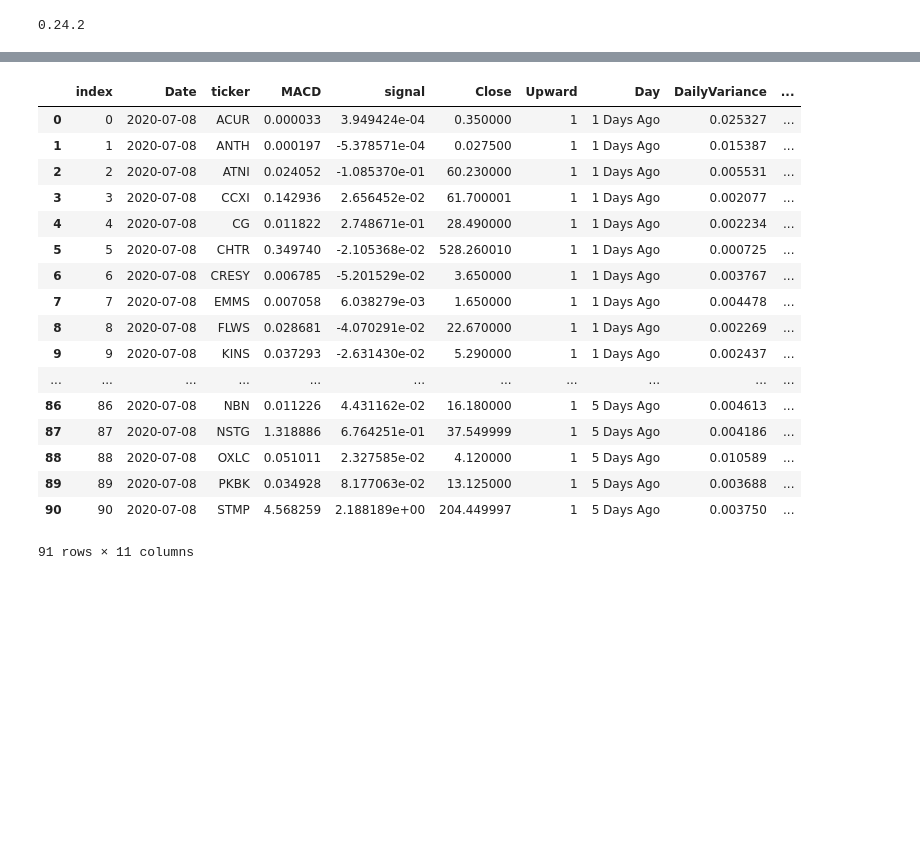
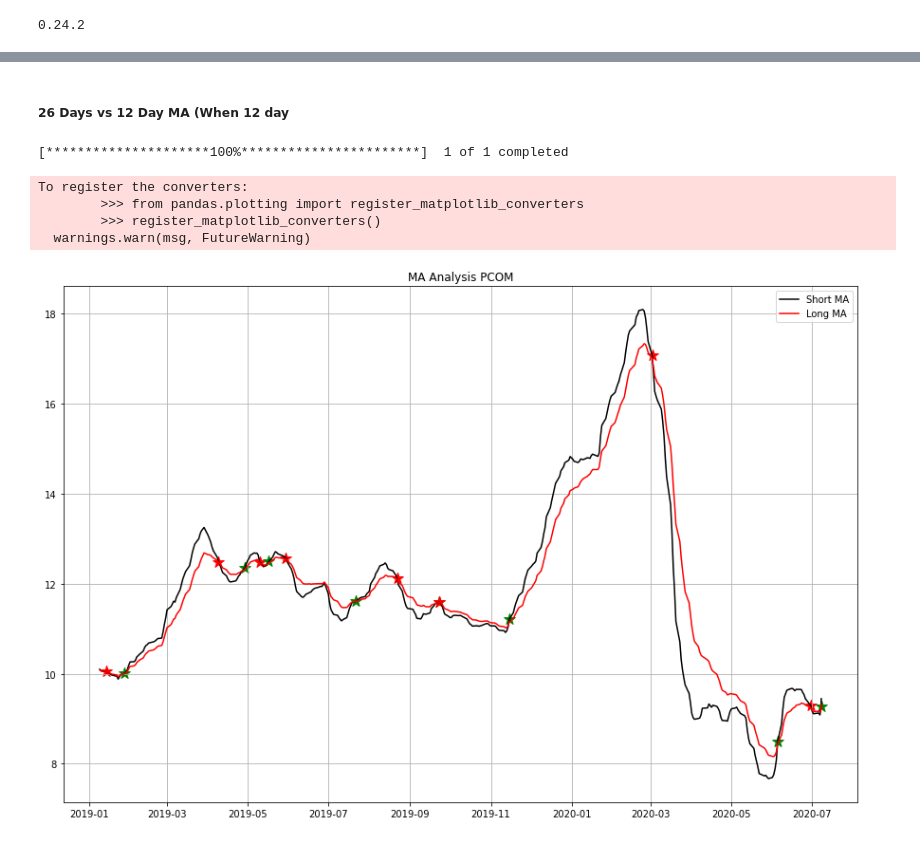
Before and after one commit to Mtaylert/Stock_Evaluation, a Jupyter notebook: src_code/DataUpdate.ipynb, the cells around one changed output, grey strips where cells are left out. Cells and saved outputs as stored; diff of their text form; code cells hidden in the pictures; blank space fills up the shorter version.

Commit message:
Data update

```diff
--- a/src_code/DataUpdate.ipynb
+++ b/src_code/DataUpdate.ipynb
@@ -30,24 +29,47 @@ order by "MACD" desc
 
 
 fr = pd.read_sql_query(query,con=db)
-# %%
-fr
-# %% [output]
-|  | index | Date | ticker | MACD | signal | Close | Upward | Day | DailyVariance | ... |
-| 0 | 0 | 2020-07-08 | ACUR | 0.000033 | 3.949424e-04 | 0.350000 | 1 | 1 Days Ago | 0.025327 | ... |
-| 1 | 1 | 2020-07-08 | ANTH | 0.000197 | -5.378571e-04 | 0.027500 | 1 | 1 Days Ago | 0.015387 | ... |
-| 2 | 2 | 2020-07-08 | ATNI | 0.024052 | -1.085370e-01 | 60.230000 | 1 | 1 Days Ago | 0.005531 | ... |
-| 3 | 3 | 2020-07-08 | CCXI | 0.142936 | 2.656452e-02 | 61.700001 | 1 | 1 Days Ago | 0.002077 | ... |
-| 4 | 4 | 2020-07-08 | CG | 0.011822 | 2.748671e-01 | 28.490000 | 1 | 1 Days Ago | 0.002234 | ... |
-| 5 | 5 | 2020-07-08 | CHTR | 0.349740 | -2.105368e-02 | 528.260010 | 1 | 1 Days Ago | 0.000725 | ... |
-| 6 | 6 | 2020-07-08 | CRESY | 0.006785 | -5.201529e-02 | 3.650000 | 1 | 1 Days Ago | 0.003767 | ... |
-| 7 | 7 | 2020-07-08 | EMMS | 0.007058 | 6.038279e-03 | 1.650000 | 1 | 1 Days Ago | 0.004478 | ... |
-| 8 | 8 | 2020-07-08 | FLWS | 0.028681 | -4.070291e-02 | 22.670000 | 1 | 1 Days Ago | 0.002269 | ... |
-| 9 | 9 | 2020-07-08 | KINS | 0.037293 | -2.631430e-02 | 5.290000 | 1 | 1 Days Ago | 0.002437 | ... |
-| ... | ... | ... | ... | ... | ... | ... | ... | ... | ... | ... |
-| 86 | 86 | 2020-07-08 | NBN | 0.011226 | 4.431162e-02 | 16.180000 | 1 | 5 Days Ago | 0.004613 | ... |
-| 87 | 87 | 2020-07-08 | NSTG | 1.318886 | 6.764251e-01 | 37.549999 | 1 | 5 Days Ago | 0.004186 | ... |
-| 88 | 88 | 2020-07-08 | OXLC | 0.051011 | 2.327585e-02 | 4.120000 | 1 | 5 Days Ago | 0.010589 | ... |
-| 89 | 89 | 2020-07-08 | PKBK | 0.034928 | 8.177063e-02 | 13.125000 | 1 | 5 Days Ago | 0.003688 | ... |
-| 90 | 90 | 2020-07-08 | STMP | 4.568259 | 2.188189e+00 | 204.449997 | 1 | 5 Days Ago | 0.003750 | ... |
-91 rows × 11 columns
+# %% [markdown]
+##### 26 Days vs 12 Day MA (When 12 day
+# %%
+
+ticker='PCOM'
+start = '2019-01-01'
+now = datetime.now()
+now = str(now.year)+"-"+str(now.month)+"-"+str(now.day)
+
+
+SDOW = hp.generate_stock_data(start,now,ticker)
+
+
+
+
+plt.figure(figsize=(15,10))
+plt.plot(SDOW['Date'],SDOW['12Day_Moving_Average_Close'],label='Short MA',color='k')
+plt.plot(SDOW['Date'],SDOW['26Day_Moving_Average_Close'],label='Long MA',color='r')
+
+
+for values in range(len(SDOW)):
+    if values!=0:
+        if SDOW['MACD'].iloc[values]<0:
+            if SDOW['MACD'].iloc[values-1]>0:
+                plt.scatter(SDOW['Date'].iloc[values-1],SDOW['12Day_Moving_Average_Close'].iloc[values-1],marker='*',
+                       color='red',s=150)
+
+    if SDOW['MACD'].iloc[values]>=0:
+        if SDOW['MACD'].iloc[values-1]<0:
+            plt.scatter(SDOW['Date'].iloc[values],SDOW['12Day_Moving_Average_Close'].iloc[values],marker='*',
+                       color='green',s=150)
+
+
+plt.title('MA Analysis {}'.format(ticker))
+plt.grid()
+plt.legend()
+plt.show()
+# %% [output]
+[*********************100%***********************]  1 of 1 completed
+To register the converters:
+        >>> from pandas.plotting import register_matplotlib_converters
+        >>> register_matplotlib_converters()
+  warnings.warn(msg, FutureWarning)
+[figure, added]
```
Also changed, not shown: parts of 3 cells of this notebook.
